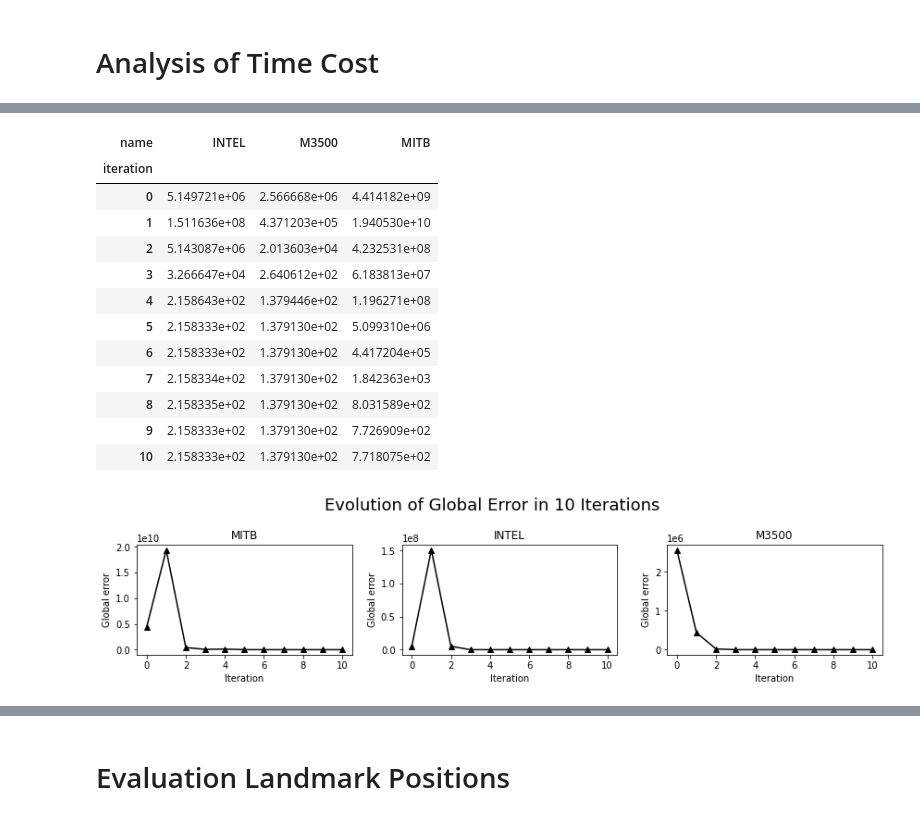
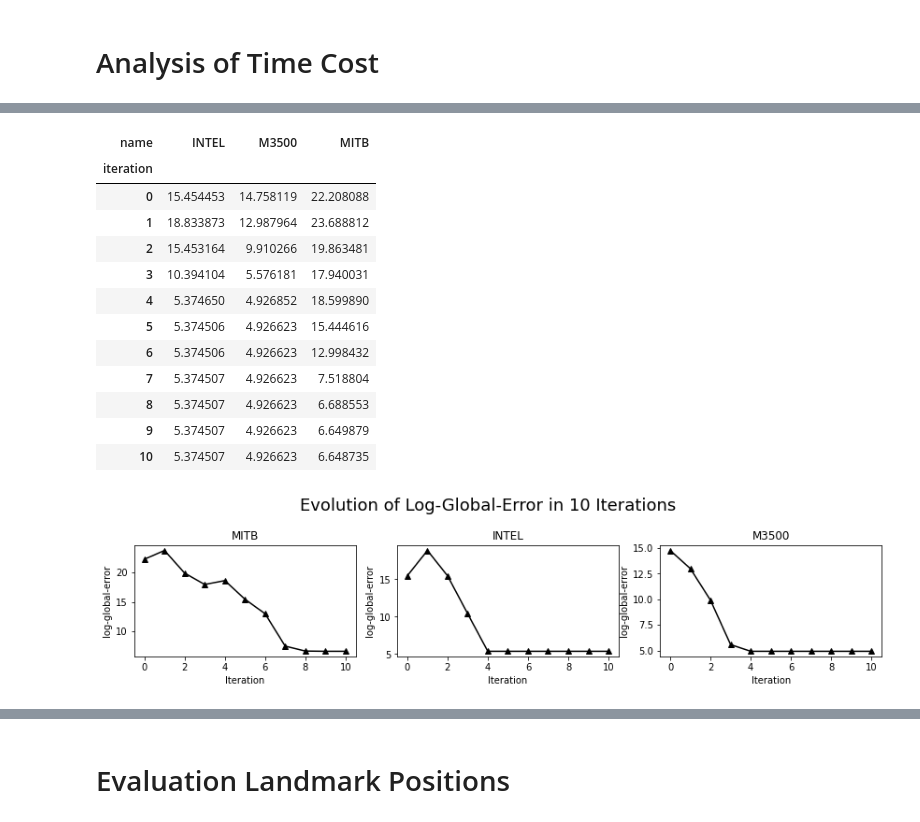
Before and after one commit to yixinglin/sobot-rimulator, a Jupyter notebook: scripts/Analysis.ipynb, the cells around one changed output, grey strips where cells are left out. Drawn from its saved outputs; the diff is of its cells as text; code cells hidden in the pictures.

```diff
--- a/scripts/Analysis.ipynb
+++ b/scripts/Analysis.ipynb
@@ -31,0 +12,5 @@ df.head(15)
+# %%
+solver = "Cholesky"  #  cholesky or spsolve
+df = pd.read_csv("./scripts/result/time_cost_g2o_{0}.csv".format(solver.lower()))
+df["log_global_error"] = np.log(df["global_error"])
+df.head(15)
@@ -89,42 +64,42 @@ The PostScript backend does not support transparency; partially transparent arti
 # %%
-global_error = df.pivot(index = "iteration", columns = "name", values="global_error")
+global_error = df.pivot(index = "iteration", columns = "name", values="log_global_error")
 
 plt.subplot(1,3,2)
 global_error["INTEL"].plot(color = "k", marker = "^", rot = 0, figsize=(12,3))
 plt.xlabel("Iteration")
-plt.ylabel("Global error")
+plt.ylabel("log-global-error")
 plt.title("INTEL")
 
 plt.subplot(1,3,3)
 global_error["M3500"].plot(color = "k", marker = "^", rot = 0)
 plt.xlabel("Iteration")
-plt.ylabel("Global error")
+plt.ylabel("log-global-error")
 plt.title("M3500")
 
 plt.subplot(1,3,1)
 global_error["MITB"].plot(color = "k", marker = "^", rot = 0)
 plt.xlabel("Iteration")
-plt.ylabel("Global error")
+plt.ylabel("log-global-error")
 plt.title("MITB")
-plt.suptitle("Evolution of Global Error in 10 Iterations", size = 18)
+plt.suptitle("Evolution of Log-Global-Error in 10 Iterations", size = 18)
 plt.tight_layout()
 plt.savefig('./scripts/fig/{0}.eps'.format("Evolution_of_Global_Error"), format='eps')
 global_error
 # %% [output]
 | name | INTEL | M3500 | MITB |
 | iteration |  |  |  |
-| 0 | 5.149721e+06 | 2.566668e+06 | 4.414182e+09 |
-| 1 | 1.511636e+08 | 4.371203e+05 | 1.940530e+10 |
-| 2 | 5.143087e+06 | 2.013603e+04 | 4.232531e+08 |
-| 3 | 3.266647e+04 | 2.640612e+02 | 6.183813e+07 |
-| 4 | 2.158643e+02 | 1.379446e+02 | 1.196271e+08 |
-| 5 | 2.158333e+02 | 1.379130e+02 | 5.099310e+06 |
-| 6 | 2.158333e+02 | 1.379130e+02 | 4.417204e+05 |
-| 7 | 2.158334e+02 | 1.379130e+02 | 1.842363e+03 |
-| 8 | 2.158335e+02 | 1.379130e+02 | 8.031589e+02 |
-| 9 | 2.158333e+02 | 1.379130e+02 | 7.726909e+02 |
-| 10 | 2.158333e+02 | 1.379130e+02 | 7.718075e+02 |
+| 0 | 15.454453 | 14.758119 | 22.208088 |
+| 1 | 18.833873 | 12.987964 | 23.688812 |
+| 2 | 15.453164 | 9.910266 | 19.863481 |
+| 3 | 10.394104 | 5.576181 | 17.940031 |
+| 4 | 5.374650 | 4.926852 | 18.599890 |
+| 5 | 5.374506 | 4.926623 | 15.444616 |
+| 6 | 5.374506 | 4.926623 | 12.998432 |
+| 7 | 5.374507 | 4.926623 | 7.518804 |
+| 8 | 5.374507 | 4.926623 | 6.688553 |
+| 9 | 5.374507 | 4.926623 | 6.649879 |
+| 10 | 5.374507 | 4.926623 | 6.648735 |
-[figure, old version]
+[figure, new version]
 # %%
 import math
 
```
Also changed, not shown: parts of 33 cells of this notebook, 14 other files.
